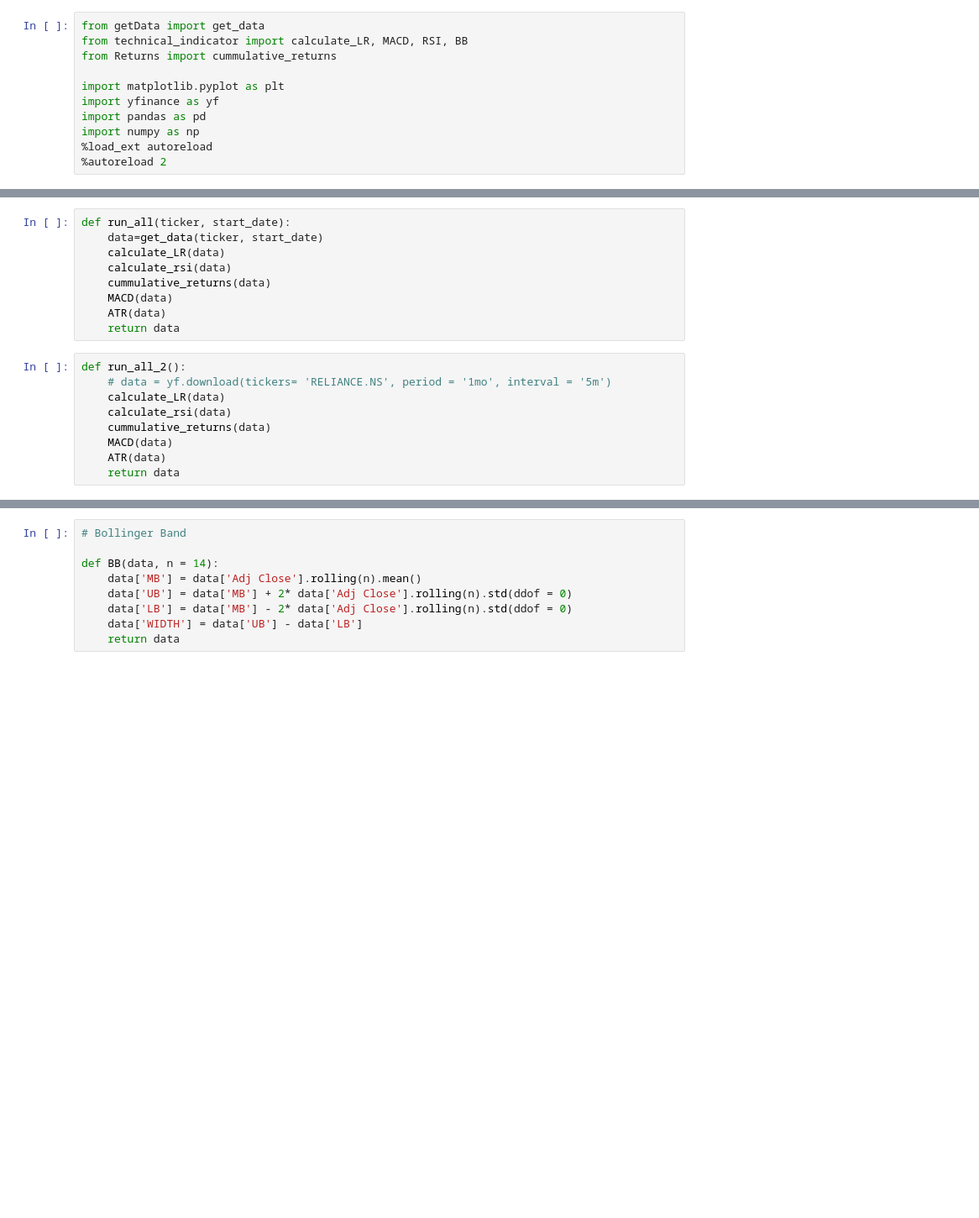
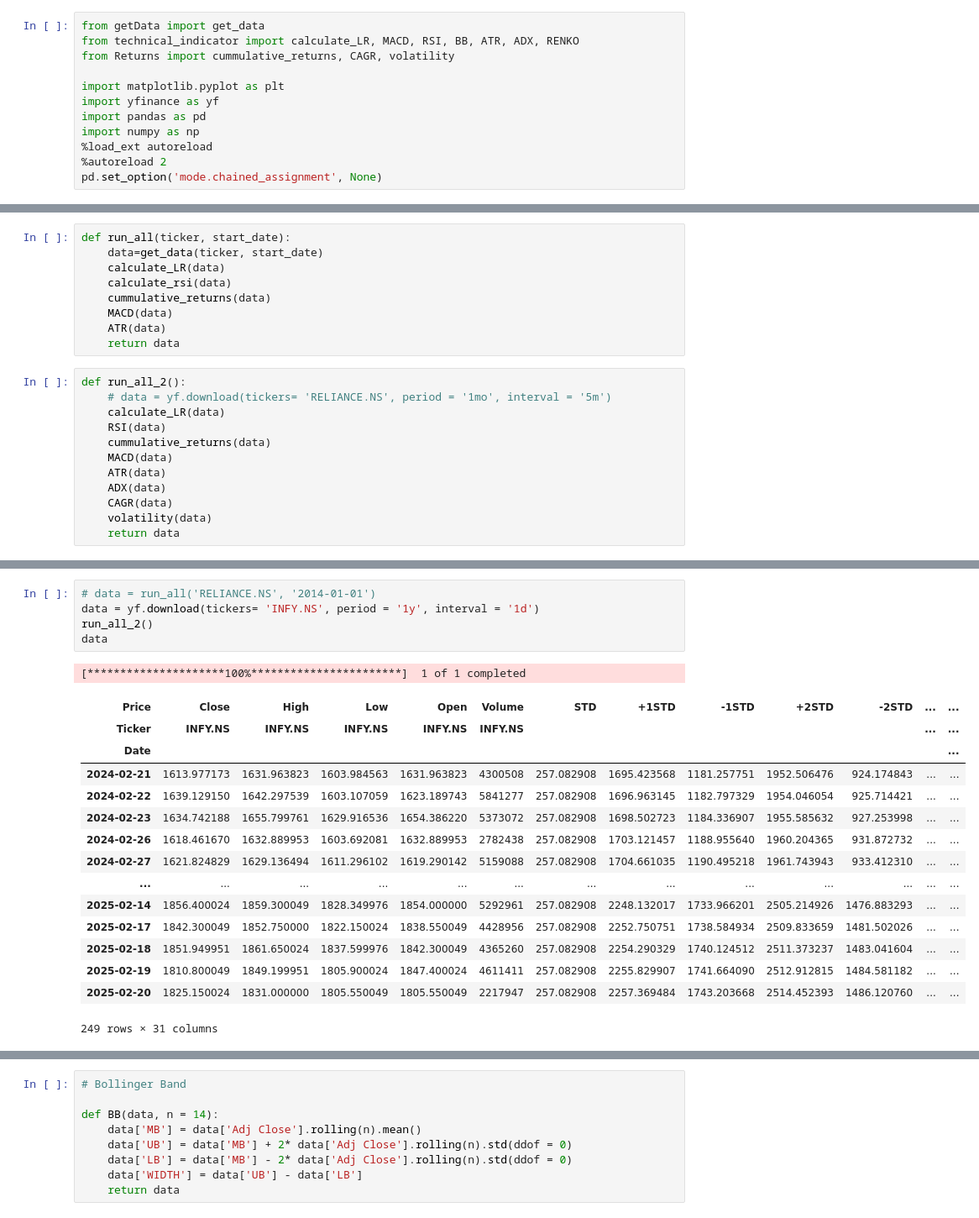
Before and after one commit to isouravsharma/AlgoQuantPi, a Jupyter notebook: Quant/Testing.ipynb, the cells around one changed output, grey strips where cells are left out. Shown: that part at 84% size. Drawn from its saved outputs; the diff is of its cells as text; blank space fills up the shorter version.

Commit message:
Volatility

```diff
--- a/Quant/Testing.ipynb
+++ b/Quant/Testing.ipynb
@@ -1,7 +1,7 @@
 # %%
 from getData import get_data
-from technical_indicator import calculate_LR, MACD, RSI, BB
-from Returns import cummulative_returns
+from technical_indicator import calculate_LR, MACD, RSI, BB, ATR, ADX, RENKO
+from Returns import cummulative_returns, CAGR, volatility
 
 import matplotlib.pyplot as plt
 import yfinance as yf
@@ -9,6 +9,7 @@ import pandas as pd
 import numpy as np
 %load_ext autoreload
 %autoreload 2
+pd.set_option('mode.chained_assignment', None)
 # %% [output]
 The autoreload extension is already loaded. To reload it, use:
   %reload_ext autoreload
@@ -25,8 +26,11 @@ def run_all(ticker, start_date):
 def run_all_2():
     # data = yf.download(tickers= 'RELIANCE.NS', period = '1mo', interval = '5m')
     calculate_LR(data)
-    calculate_rsi(data)
+    RSI(data)
     cummulative_returns(data)
     MACD(data)
     ATR(data)
+    ADX(data)
+    CAGR(data)
+    volatility(data)
     return data
@@ -53,0 +37,22 @@ data
+# %%
+# data = run_all('RELIANCE.NS', '2014-01-01')
+data = yf.download(tickers= 'INFY.NS', period = '1y', interval = '1d')
+run_all_2()
+data
+# %% [output]
+[*********************100%***********************]  1 of 1 completed
+| Price | Close | High | Low | Open | Volume | STD | +1STD | -1STD | +2STD | -2STD | ... | ... |
+| Ticker | INFY.NS | INFY.NS | INFY.NS | INFY.NS | INFY.NS |  |  |  |  |  | ... | ... |
+| Date |  |  |  |  |  |  |  |  |  |  |  | ... |
+| 2024-02-21 | 1613.977173 | 1631.963823 | 1603.984563 | 1631.963823 | 4300508 | 257.082908 | 1695.423568 | 1181.257751 | 1952.506476 | 924.174843 | ... | ... |
+| 2024-02-22 | 1639.129150 | 1642.297539 | 1603.107059 | 1623.189743 | 5841277 | 257.082908 | 1696.963145 | 1182.797329 | 1954.046054 | 925.714421 | ... | ... |
+| 2024-02-23 | 1634.742188 | 1655.799761 | 1629.916536 | 1654.386220 | 5373072 | 257.082908 | 1698.502723 | 1184.336907 | 1955.585632 | 927.253998 | ... | ... |
+| 2024-02-26 | 1618.461670 | 1632.889953 | 1603.692081 | 1632.889953 | 2782438 | 257.082908 | 1703.121457 | 1188.955640 | 1960.204365 | 931.872732 | ... | ... |
+| 2024-02-27 | 1621.824829 | 1629.136494 | 1611.296102 | 1619.290142 | 5159088 | 257.082908 | 1704.661035 | 1190.495218 | 1961.743943 | 933.412310 | ... | ... |
+| ... | ... | ... | ... | ... | ... | ... | ... | ... | ... | ... | ... | ... |
+| 2025-02-14 | 1856.400024 | 1859.300049 | 1828.349976 | 1854.000000 | 5292961 | 257.082908 | 2248.132017 | 1733.966201 | 2505.214926 | 1476.883293 | ... | ... |
+| 2025-02-17 | 1842.300049 | 1852.750000 | 1822.150024 | 1838.550049 | 4428956 | 257.082908 | 2252.750751 | 1738.584934 | 2509.833659 | 1481.502026 | ... | ... |
+| 2025-02-18 | 1851.949951 | 1861.650024 | 1837.599976 | 1842.300049 | 4365260 | 257.082908 | 2254.290329 | 1740.124512 | 2511.373237 | 1483.041604 | ... | ... |
+| 2025-02-19 | 1810.800049 | 1849.199951 | 1805.900024 | 1847.400024 | 4611411 | 257.082908 | 2255.829907 | 1741.664090 | 2512.912815 | 1484.581182 | ... | ... |
+| 2025-02-20 | 1825.150024 | 1831.000000 | 1805.550049 | 1805.550049 | 2217947 | 257.082908 | 2257.369484 | 1743.203668 | 2514.452393 | 1486.120760 | ... | ... |
+249 rows × 31 columns
```
Also changed, not shown: parts of 9 cells of this notebook, 3 other files.
